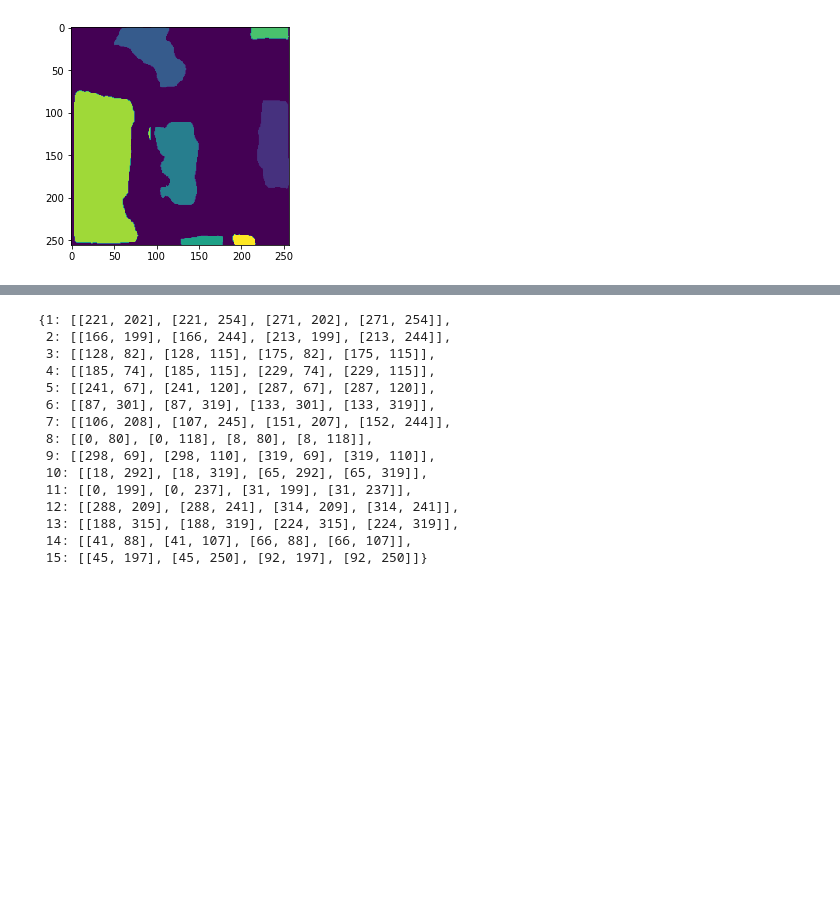
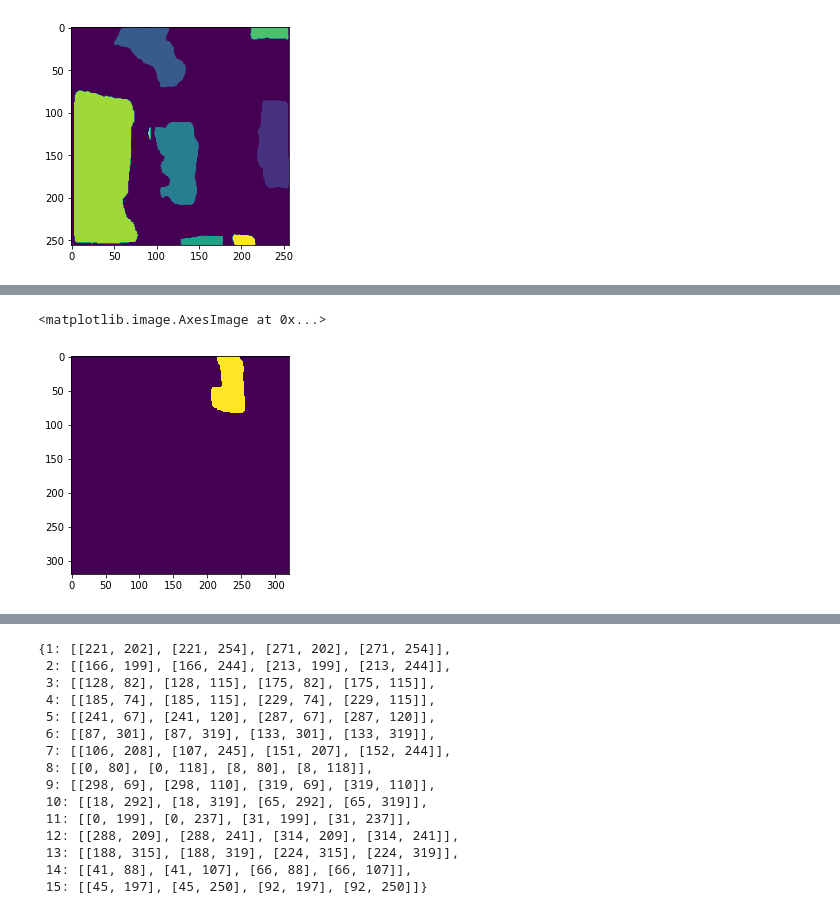
Before and after one commit to jmathur25/OSM_buildingdetector, a Jupyter notebook: use_mrccn_detector_class.ipynb, the cells around one changed output, grey strips where cells are left out. Drawn from its saved outputs; the diff is of its cells as text; code cells hidden in the pictures; blank space fills up the shorter version.

```diff
--- a/use_mrccn_detector_class.ipynb
+++ b/use_mrccn_detector_class.ipynb
@@ -181,0 +245,5 @@ out = mrcnn._detect_single(im[:,:,:3], to_fill=False)
+# %%
+plt.imshow(out == 1)
+# %% [output]
+<matplotlib.image.AxesImage at 0x...>
+[figure, added]
```
Also changed, not shown: parts of 19 cells of this notebook, 2 other files.
